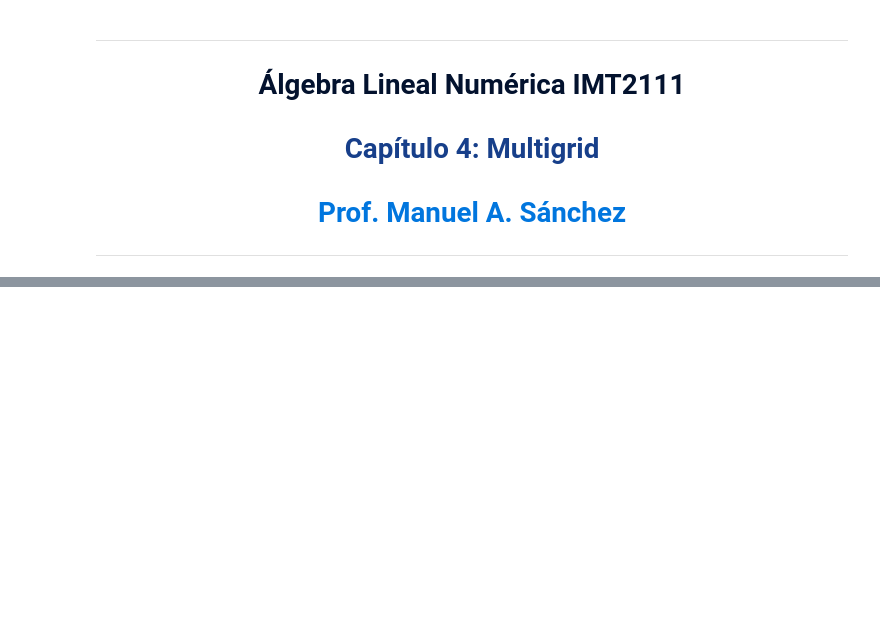
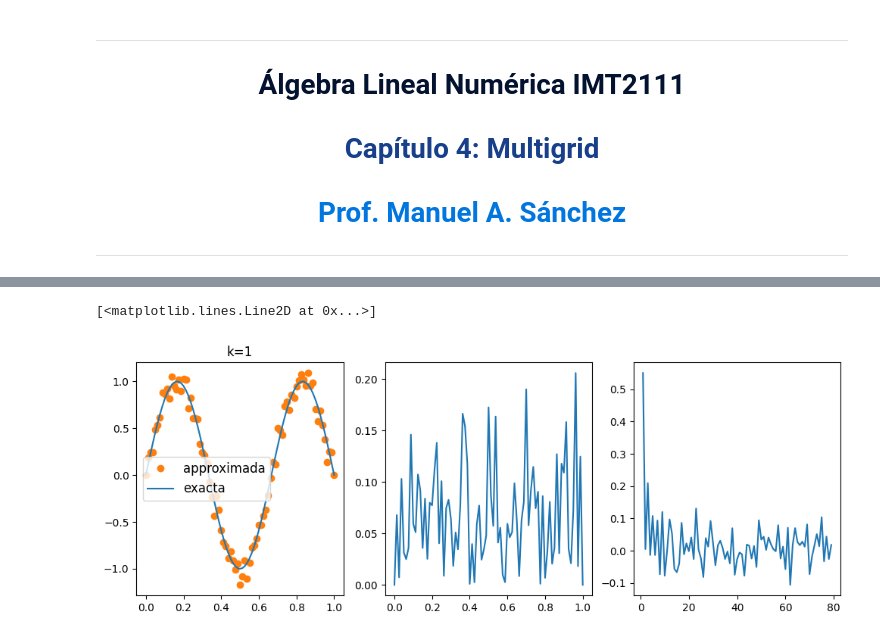
Before and after one commit to ManuelSanchezUribe/IMT2111-ALN, a Jupyter notebook: Clases/Capitulo4_Multigrid.ipynb, the cells around one changed output, grey strips where cells are left out. Cells and saved outputs as stored; diff of their text form; code cells hidden in the pictures; blank space fills up the shorter version.

```diff
--- a/Clases/Capitulo4_Multigrid.ipynb
+++ b/Clases/Capitulo4_Multigrid.ipynb
@@ -112,0 +215,16 @@ plt.show()
+# %%
+fig, ax = plt.subplots(1,3, figsize=(12,4))
+
+uwJ[1:X.size-1] = UUwJ[0]
+error = np.abs(ufun1D(X)-uwJ)
+
+freq_error = Q.dot(error[1:(n+1)])
+ax[0].plot(X, uwJ,color='C01', marker='o', linestyle='None', label='approximada')
+ax[0].plot(X, ufun1D(X), label='exacta')
+ax[0].legend(loc="best", fontsize=12)
+ax[0].set_title('k=1')
+ax[1].plot(X, error , label='exacta')
+ax[2].plot(np.arange(1,n+1), freq_error , label='exacta')
+# %% [output]
+[<matplotlib.lines.Line2D at 0x...>]
+[figure, added]
```
Also changed, not shown: parts of 13 cells of this notebook, 2 other files.
